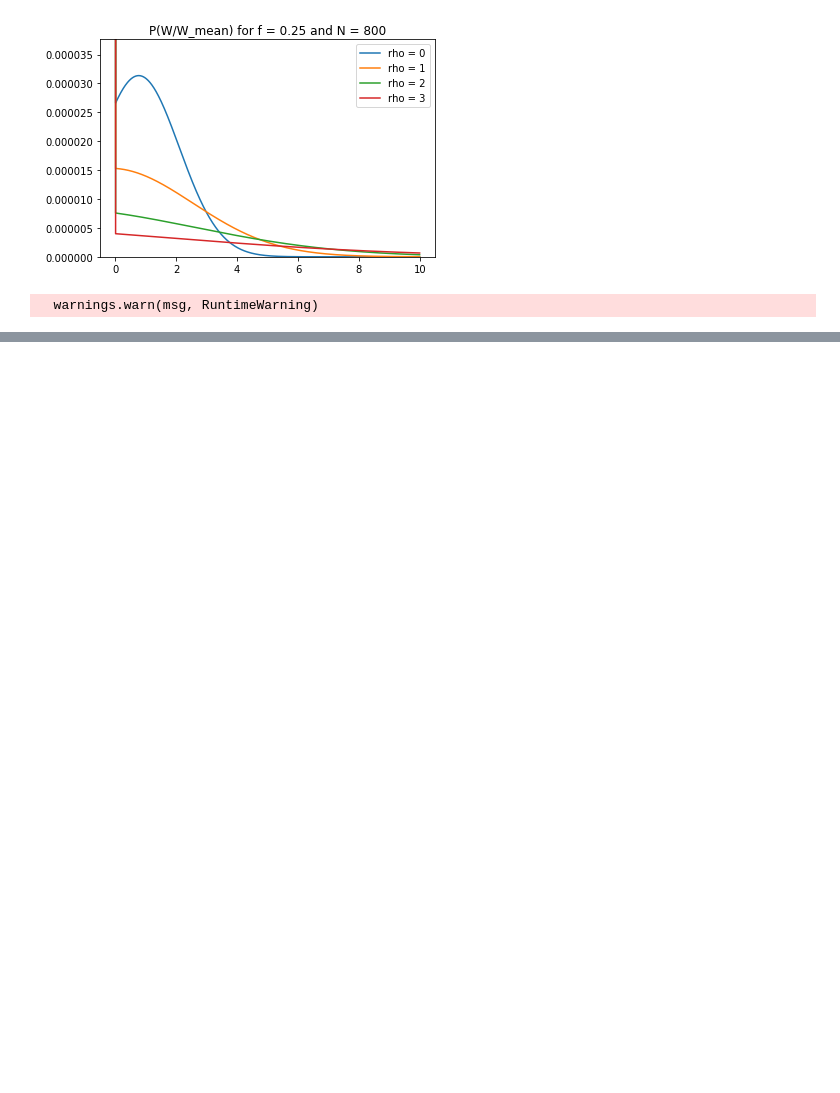
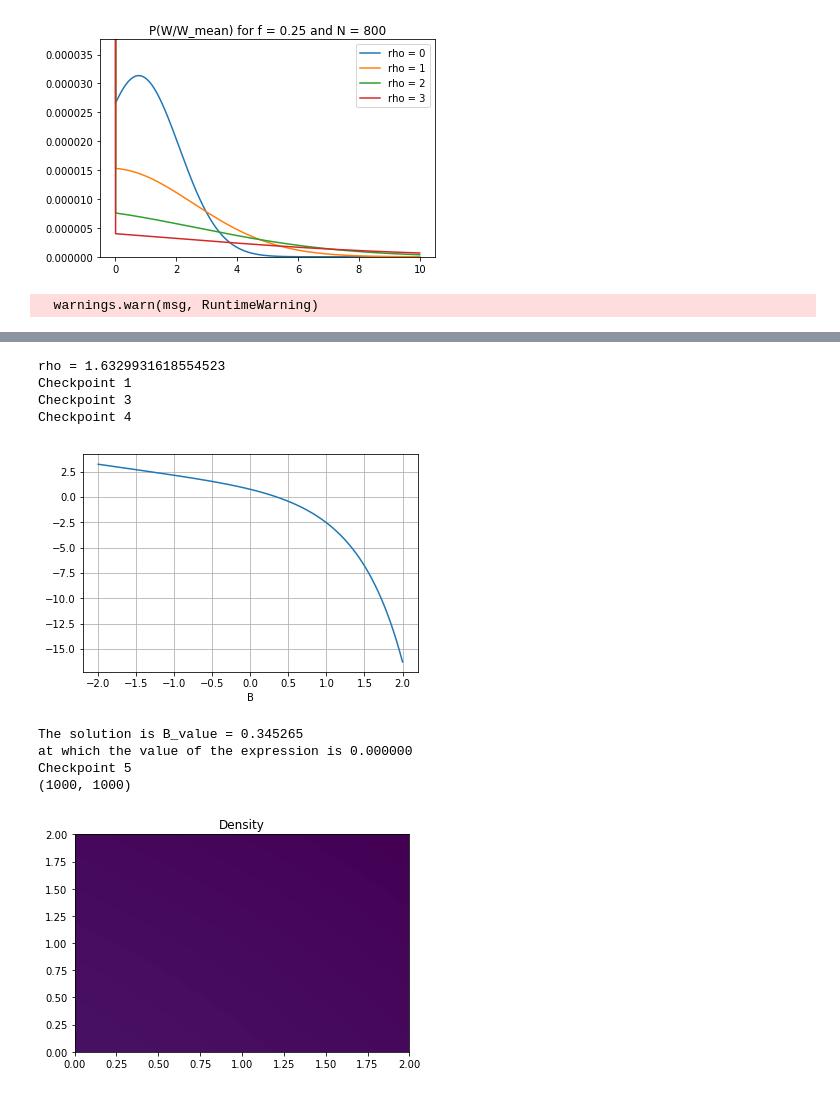
Before and after one commit to jlamweil/cortex-connect, a Jupyter notebook: replica-cavity.ipynb, the cells around one changed output, grey strips where cells are left out. Cells and saved outputs as stored; diff of their text form; code cells hidden in the pictures; blank space fills up the shorter version.

```diff
--- a/replica-cavity.ipynb
+++ b/replica-cavity.ipynb
@@ -269,0 +367,49 @@ plt.show()
+# %%
+f = 0.25
+N = 800
+theta = 0.6 #theta is the one of our article
+
+T = N*theta
+K = 0.1*T
+w_mean = theta/f
+
+
+def get_rho(f,N,w_mean,K):
+    return K/(w_mean*sqrt(f*(1-f)*N))
+rho = get_rho(f,N,w_mean,K)
+print("rho = "+str(rho))
+
+B = B_from_rho(rho)
+w_s = get_w_s(B,w_mean)
+
+
+lambda_value = get_lambda_value(B)
+
+connection_joint = []
+linspace_w = np.linspace(0,2,1000)
+X,Y = np.meshgrid(linspace_w,linspace_w) #X=w_ij, Y=w_ji
+Z = []
+for w_ij in linspace_w:
+    Z_absc = []
+    for w_ji in linspace_w:
+        Z_absc.append(joint_distrib(w_ij,w_ji,lambda_value,B,w_s))
+    Z.append(Z_absc)
+Z = np.array(Z)
+
+print(Z.shape)
+
+# Plot the density map using nearest-neighbor interpolation
+plt.pcolormesh(X,Y,Z)
+plt.title('Density')
+plt.show()
+# %% [output]
+rho = 1.6329931618554523
+Checkpoint 1
+Checkpoint 3
+Checkpoint 4
+[figure, added]
+The solution is B_value = 0.345265
+at which the value of the expression is 0.000000
+Checkpoint 5
+(1000, 1000)
+[figure, added]
```
Also changed, not shown: parts of 11 cells of this notebook.
